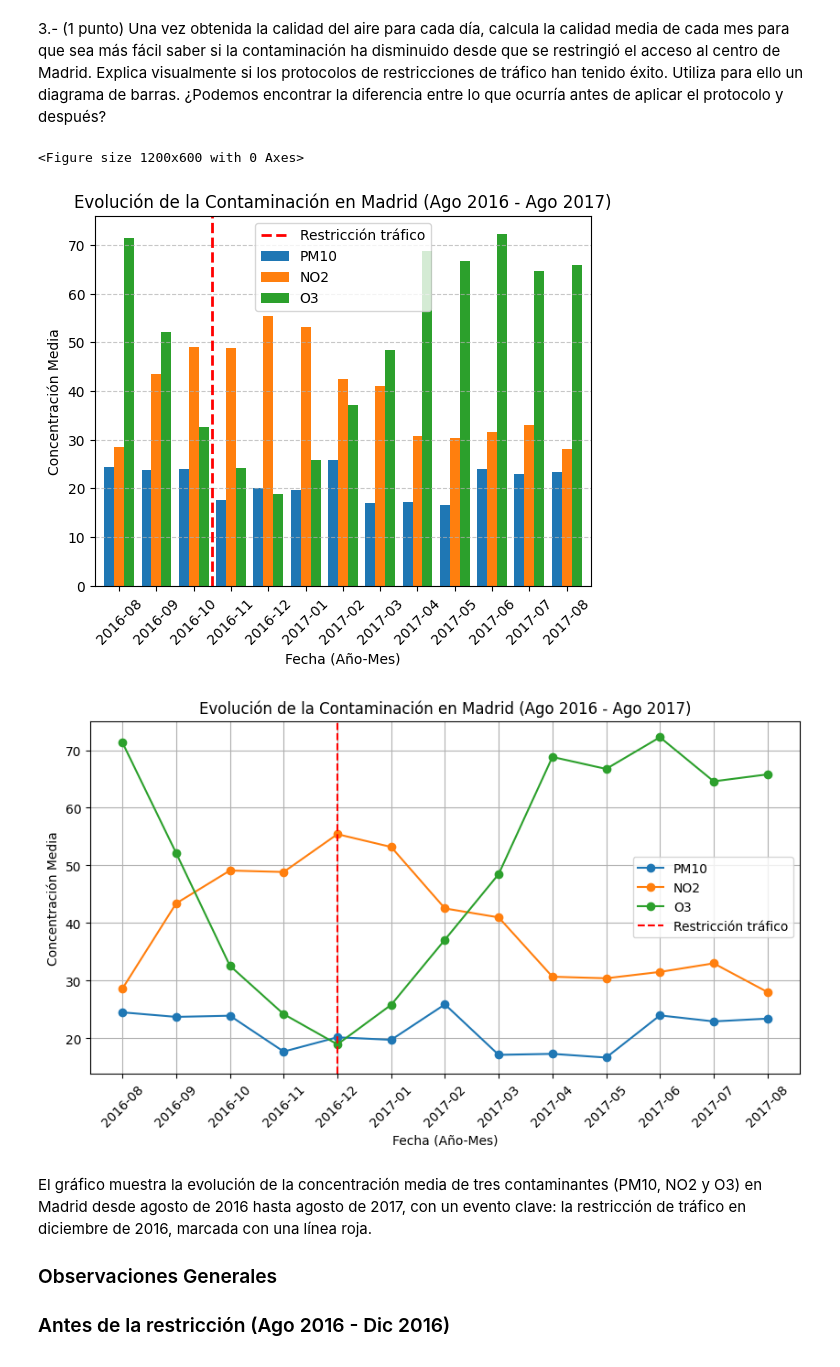
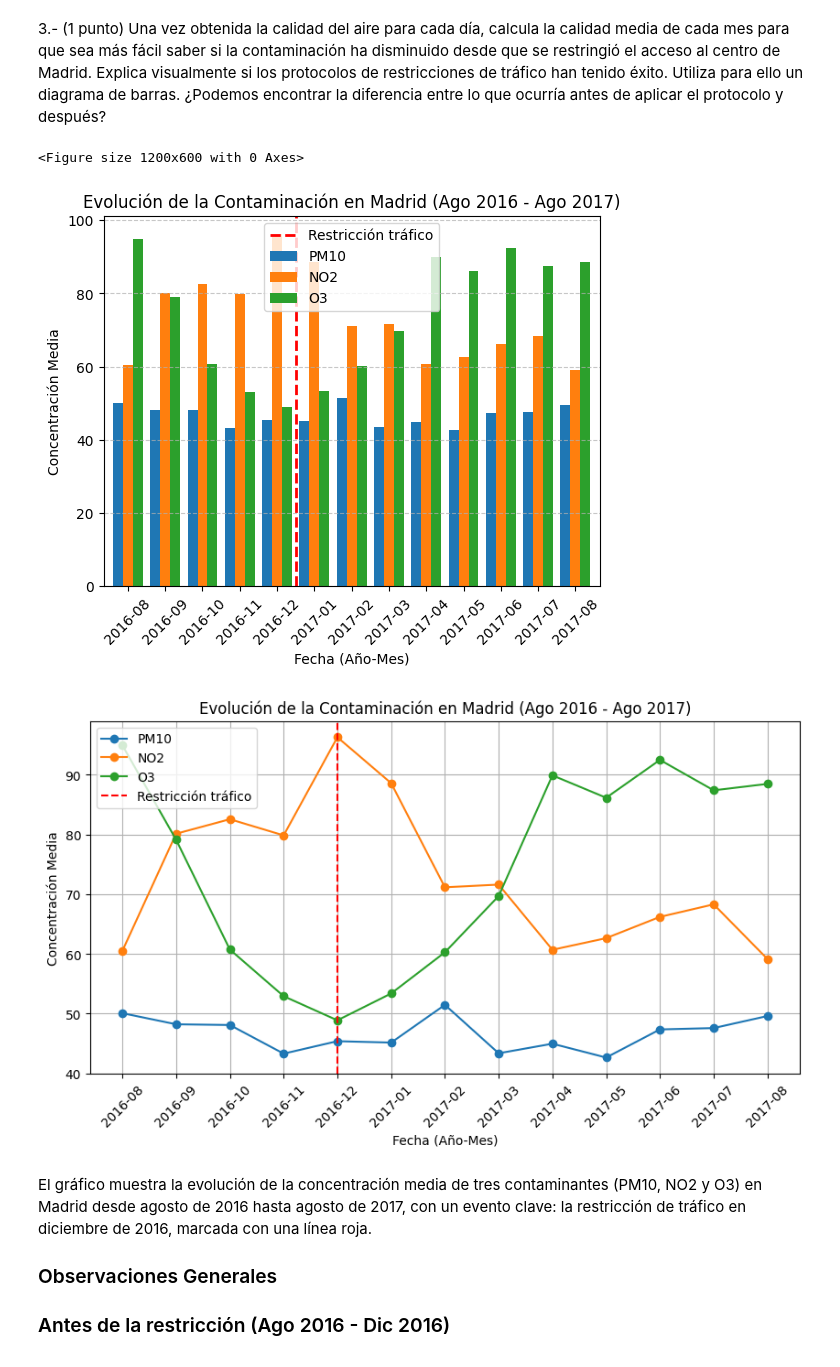
Before and after one commit to juanky0111/Laboratorio1_Data_Mining, a Jupyter notebook: air_cuality.ipynb, the cells around one changed output. Saved outputs shown, nothing was run; the diff lists cells and outputs as text; code cells hidden in the pictures.

```diff
--- a/air_cuality.ipynb
+++ b/air_cuality.ipynb
@@ -90,0 +86,4 @@ Data columns (total 19 columns):
+# %%
+#Convierto "date" a formato fecha
+df["date"] = pd.to_datetime(df["date"], errors="coerce")
+df.dtypes
@@ -90,0 +113,11 @@ Data columns (total 19 columns):
+# %%
+# Eliminar filas duplicadas
+df.drop_duplicates(inplace=True)
+key_columns = ["PM10", "PM25", "NO_2", "O_3", "SO_2"]
+
+# Eliminar filas donde todas las columnas clave sean nulas
+df = df.dropna(subset=key_columns, how="all")
+
+# Rellenar valores nulos con la media de la estación
+for col in key_columns:
+    df[col] = df.groupby("station")[col].transform(lambda x: x.fillna(x.mean()))
@@ -127,54 +228,59 @@ Explica visualmente si los protocolos de restricciones de tráfico han tenido é
 de barras. ¿Podemos encontrar la diferencia entre lo que ocurría antes de aplicar el protocolo y después?
 # %%
 # Paso 1: Asegurar que 'date' es de tipo datetime
-daily_mean.index = pd.to_datetime(daily_mean.index)
+peor_calidad_diaria['date'] = pd.to_datetime(peor_calidad_diaria['date'])
 
 # Paso 2: Agregar una columna con el año y el mes
-daily_mean['year_month'] = daily_mean.index.to_period('M')
+peor_calidad_diaria['year_month'] = peor_calidad_diaria['date'].dt.to_period('M')
 
 # Paso 3: Calcular la media mensual de cada parámetro (solo columnas numéricas)
-numeric_columns = daily_mean.select_dtypes(include=['float64', 'int64']).columns
-monthly_mean = daily_mean[numeric_columns].groupby(daily_mean['year_month']).mean()
+numeric_columns = peor_calidad_diaria.select_dtypes(include=['float64', 'int64']).columns
+monthly_mean = peor_calidad_diaria[numeric_columns].groupby(peor_calidad_diaria['year_month']).mean()
 
-# Paso 4: Filtrar el rango de fechas desde octubre de 2016 hasta marzo de 2017
+# Paso 4: Filtrar el rango de fechas desde agosto de 2016 hasta agosto de 2017
 monthly_mean_filtered = monthly_mean.loc['2016-08':'2017-08']
+
+# Verificar si el DataFrame filtrado está vacío
+if monthly_mean_filtered.empty:
+	raise ValueError("El rango de fechas seleccionado no contiene datos. Por favor, verifica las fechas.")
 
 # Paso 5: Crear el gráfico de barras
 plt.figure(figsize=(12,6))
 monthly_mean_filtered[['PM10', 'NO_2', 'O_3']].plot(kind='bar', width=0.8)
 
 # Línea de referencia para la restricción de tráfico en diciembre de 2016
-plt.axvline(x=2.5, color='red', linestyle='--', linewidth=2, label='Restricción tráfico')
+plt.axvline(x=4.5, color='red', linestyle='--', linewidth=2, label='Restricción tráfico')
 
 # Personalización del gráfico
 plt.xticks(range(len(monthly_mean_filtered.index)), monthly_mean_filtered.index.astype(str), rotation=45)
 plt.xlabel("Fecha (Año-Mes)")
 plt.ylabel("Concentración Media")
 plt.title("Evolución de la Contaminación en Madrid (Ago 2016 - Ago 2017)")
 plt.legend(["Restricción tráfico", "PM10", "NO2", "O3"])
 plt.grid(axis='y', linestyle='--', alpha=0.7)
 
 plt.show()
-# Paso 5: Visualización de la evolución de la calidad del aire con un gráfico de líneas
+
+# Paso 6: Visualización de la evolución de la calidad del aire con un gráfico de líneas
 plt.figure(figsize=(10,5))
 plt.plot(monthly_mean_filtered.index.astype(str), monthly_mean_filtered['PM10'], marker='o', label='PM10')
 plt.plot(monthly_mean_filtered.index.astype(str), monthly_mean_filtered['NO_2'], marker='o', label='NO2')
 plt.plot(monthly_mean_filtered.index.astype(str), monthly_mean_filtered['O_3'], marker='o', label='O3')
 
 # Línea de referencia para la restricción de tráfico (diciembre de 2016)
 plt.axvline(x='2016-12', color='red', linestyle='--', label='Restricción tráfico')
 
 plt.xticks(rotation=45)
 plt.xlabel("Fecha (Año-Mes)")
 plt.ylabel("Concentración Media")
 plt.title("Evolución de la Contaminación en Madrid (Ago 2016 - Ago 2017)")
 plt.legend()
 plt.grid(True)
 plt.show()
 # %% [output]
 <Figure size 1200x600 with 0 Axes>
-[figure, old version]
+[figure, new version]
-[figure, old version]
+[figure, new version]
 # %% [markdown]
 
 
```
Also changed, not shown: parts of 13 cells of this notebook, 1 other file.
